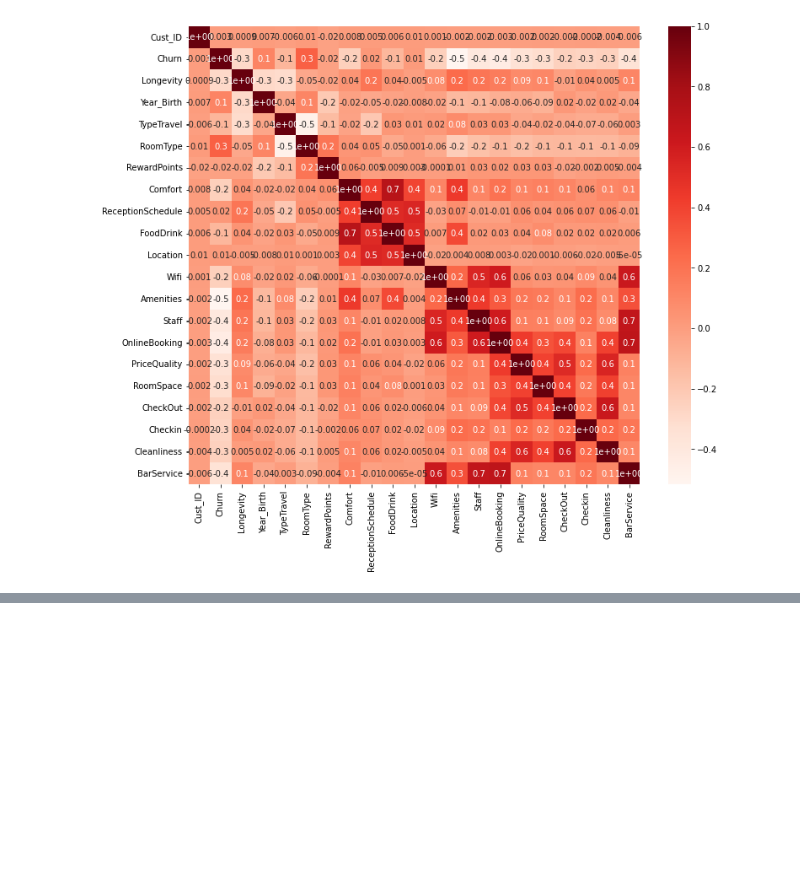
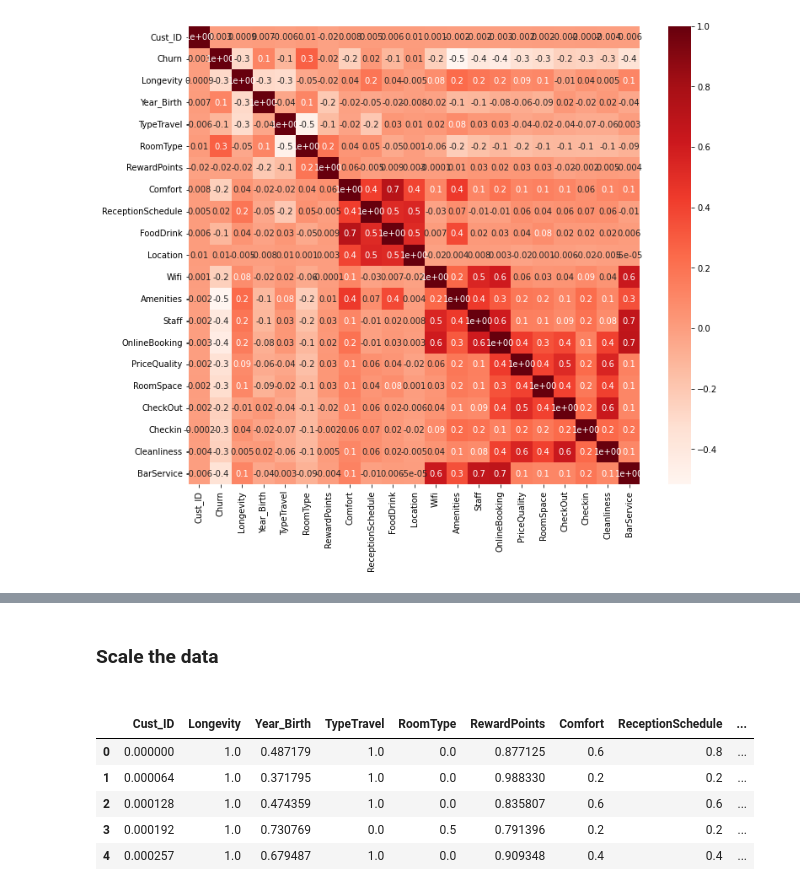
Before and after one commit to Leon209/Project_1-Supervised-Model, a Jupyter notebook: Project 1.ipynb, the cells around one changed output, grey strips where cells are left out. Drawn from its saved outputs; the diff is of its cells as text; code cells hidden in the pictures; blank space fills up the shorter version.

```diff
--- a/Project 1.ipynb
+++ b/Project 1.ipynb
@@ -328,0 +325,20 @@ cor_heatmap(cor_pearson)
+# %% [markdown]
+<h3>Scale the data<h3>
+# %%
+from sklearn.preprocessing import MinMaxScaler
+
+X_train = data.drop('Churn', axis = 1)
+y_train = data['Churn']
+
+scaler = MinMaxScaler().fit(X_train)
+minmax_train = scaler.transform(X_train)
+
+X_train = pd.DataFrame(minmax_train, columns = X_train.columns)
+X_train.head()
+# %% [output]
+|  | Cust_ID | Longevity | Year_Birth | TypeTravel | RoomType | RewardPoints | Comfort | ReceptionSchedule | ... |
+| 0 | 0.000000 | 1.0 | 0.487179 | 1.0 | 0.0 | 0.877125 | 0.6 | 0.8 | ... |
+| 1 | 0.000064 | 1.0 | 0.371795 | 1.0 | 0.0 | 0.988330 | 0.2 | 0.2 | ... |
+| 2 | 0.000128 | 1.0 | 0.474359 | 1.0 | 0.0 | 0.835807 | 0.6 | 0.6 | ... |
+| 3 | 0.000192 | 1.0 | 0.730769 | 0.0 | 0.5 | 0.791396 | 0.2 | 0.2 | ... |
+| 4 | 0.000257 | 1.0 | 0.679487 | 1.0 | 0.0 | 0.909348 | 0.4 | 0.4 | ... |
```
Also changed, not shown: parts of 3 cells of this notebook.
